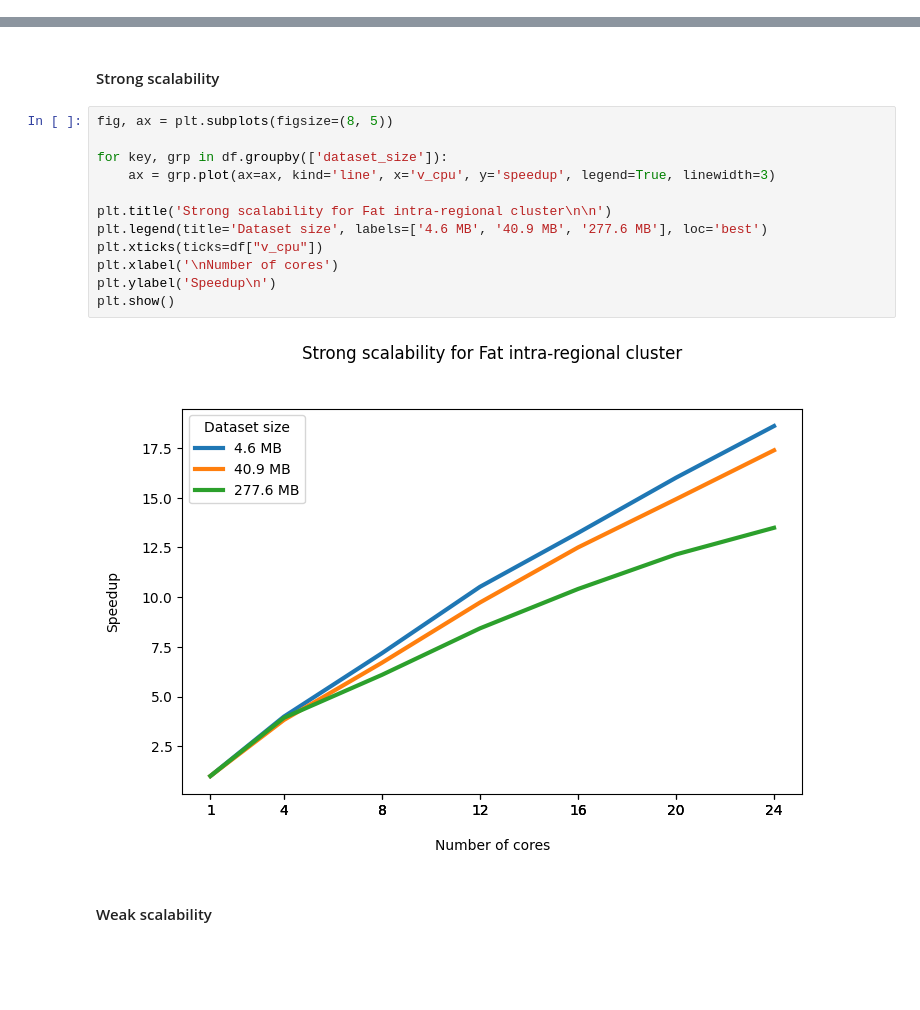
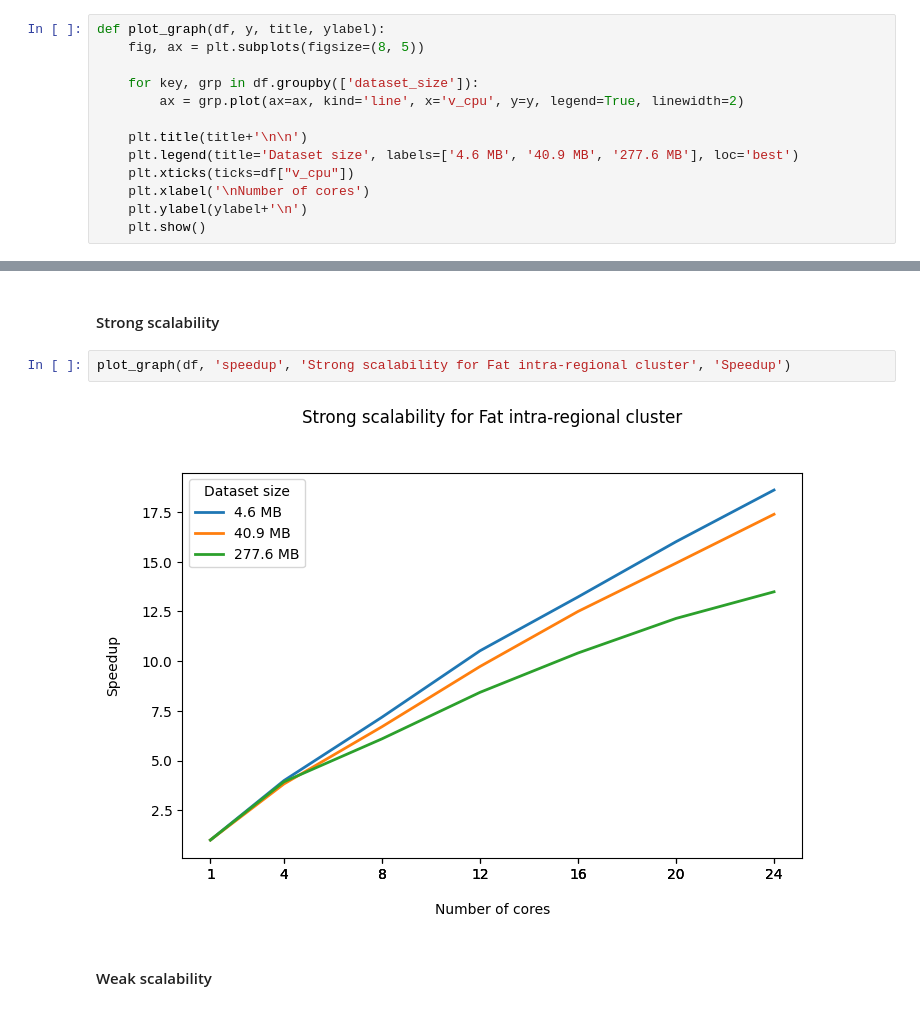
Before and after one commit to AndreiBlindu/genome-pattern-search-OpenMPI, a Jupyter notebook: analysis/analysis.ipynb, the cells around one changed output, grey strips where cells are left out. Saved outputs shown, nothing was run; the diff lists cells and outputs as text; blank space fills up the shorter version.

```diff
--- a/analysis/analysis.ipynb
+++ b/analysis/analysis.ipynb
@@ -32,3 +34,16 @@ plt.show()
+# %%
+def plot_graph(df, y, title, ylabel):
+    fig, ax = plt.subplots(figsize=(8, 5))
+
+    for key, grp in df.groupby(['dataset_size']):
+        ax = grp.plot(ax=ax, kind='line', x='v_cpu', y=y, legend=True, linewidth=2)
+
+    plt.title(title+'\n\n')
+    plt.legend(title='Dataset size', labels=['4.6 MB', '40.9 MB', '277.6 MB'], loc='best')
+    plt.xticks(ticks=df["v_cpu"])
+    plt.xlabel('\nNumber of cores')
+    plt.ylabel(ylabel+'\n')
+    plt.show()
 # %% [markdown]
 ## Fat cluster
 
@@ -57,19 +72,9 @@ df
 | 20 | 283043175 | 24 | 16.383 | 21.894 | 38.276 | 13.49 | 0.56 |
 # %% [markdown]
 #### Strong scalability
-# %%
-fig, ax = plt.subplots(figsize=(8, 5))
-
-for key, grp in df.groupby(['dataset_size']):
-    ax = grp.plot(ax=ax, kind='line', x='v_cpu', y='speedup', legend=True, linewidth=3)
-
-plt.title('Strong scalability for Fat intra-regional cluster\n\n')
-plt.legend(title='Dataset size', labels=['4.6 MB', '40.9 MB', '277.6 MB'], loc='best')
-plt.xticks(ticks=df["v_cpu"])
-plt.xlabel('\nNumber of cores')
-plt.ylabel('Speedup\n')
-plt.show()
-# %% [output]
-[figure, removed]
+# %%
+plot_graph(df, 'speedup', 'Strong scalability for Fat intra-regional cluster', 'Speedup')
+# %% [output]
+[figure, added]
 # %% [markdown]
 #### Weak scalability
```
Also changed, not shown: parts of 7 cells of this notebook.
